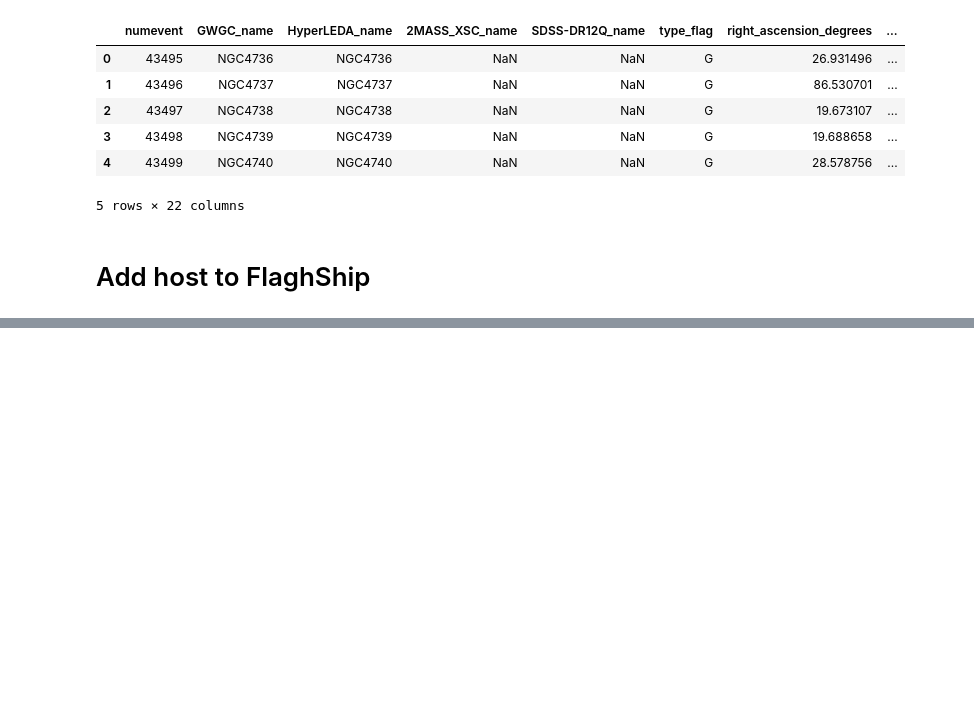
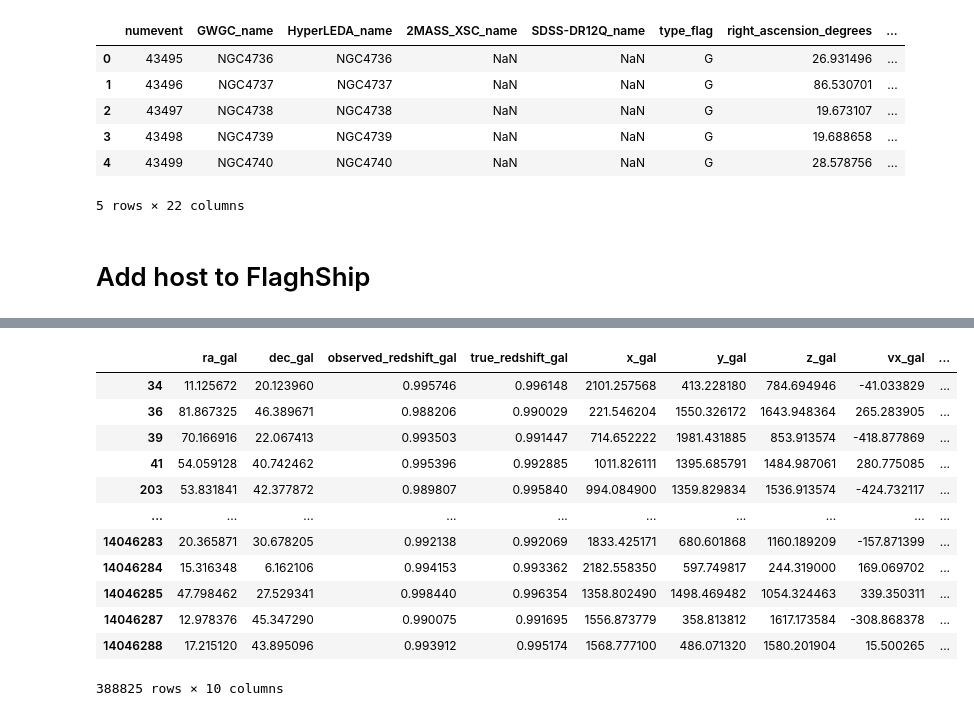
Before and after one commit to RCianca/DarkSirensStat, a Jupyter notebook: ProxyGenerator/GLADE-inator.ipynb, the cells around one changed output, grey strips where cells are left out. Drawn from its saved outputs; the diff is of its cells as text; code cells hidden in the pictures; blank space fills up the shorter version.

```diff
--- a/ProxyGenerator/GLADE-inator.ipynb
+++ b/ProxyGenerator/GLADE-inator.ipynb
@@ -513,0 +521,16 @@ hostedglade.to_csv('GLADE_flagship_host.txt', header=None, index=None, sep=' ')
+# %%
+temp
+# %% [output]
+|  | ra_gal | dec_gal | observed_redshift_gal | true_redshift_gal | x_gal | y_gal | z_gal | vx_gal | ... |
+| 34 | 11.125672 | 20.123960 | 0.995746 | 0.996148 | 2101.257568 | 413.228180 | 784.694946 | -41.033829 | ... |
+| 36 | 81.867325 | 46.389671 | 0.988206 | 0.990029 | 221.546204 | 1550.326172 | 1643.948364 | 265.283905 | ... |
+| 39 | 70.166916 | 22.067413 | 0.993503 | 0.991447 | 714.652222 | 1981.431885 | 853.913574 | -418.877869 | ... |
+| 41 | 54.059128 | 40.742462 | 0.995396 | 0.992885 | 1011.826111 | 1395.685791 | 1484.987061 | 280.775085 | ... |
+| 203 | 53.831841 | 42.377872 | 0.989807 | 0.995840 | 994.084900 | 1359.829834 | 1536.913574 | -424.732117 | ... |
+| ... | ... | ... | ... | ... | ... | ... | ... | ... | ... |
+| 14046283 | 20.365871 | 30.678205 | 0.992138 | 0.992069 | 1833.425171 | 680.601868 | 1160.189209 | -157.871399 | ... |
+| 14046284 | 15.316348 | 6.162106 | 0.994153 | 0.993362 | 2182.558350 | 597.749817 | 244.319000 | 169.069702 | ... |
+| 14046285 | 47.798462 | 27.529341 | 0.998440 | 0.996354 | 1358.802490 | 1498.469482 | 1054.324463 | 339.350311 | ... |
+| 14046287 | 12.978376 | 45.347290 | 0.990075 | 0.991695 | 1556.873779 | 358.813812 | 1617.173584 | -308.868378 | ... |
+| 14046288 | 17.215120 | 43.895096 | 0.993912 | 0.995174 | 1568.777100 | 486.071320 | 1580.201904 | 15.500265 | ... |
+388825 rows × 10 columns
```
Also changed, not shown: parts of 5 cells of this notebook, 10 other files.
